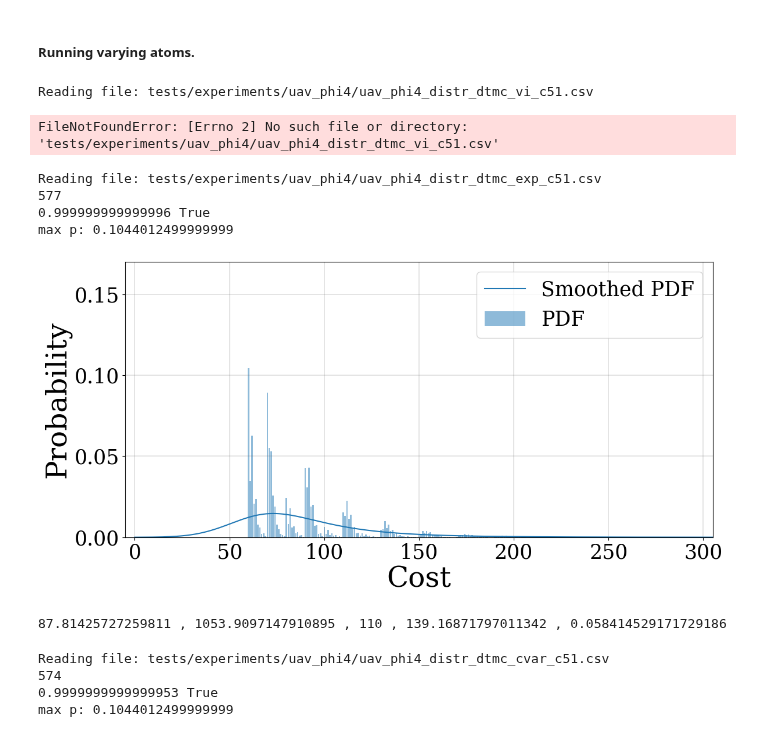
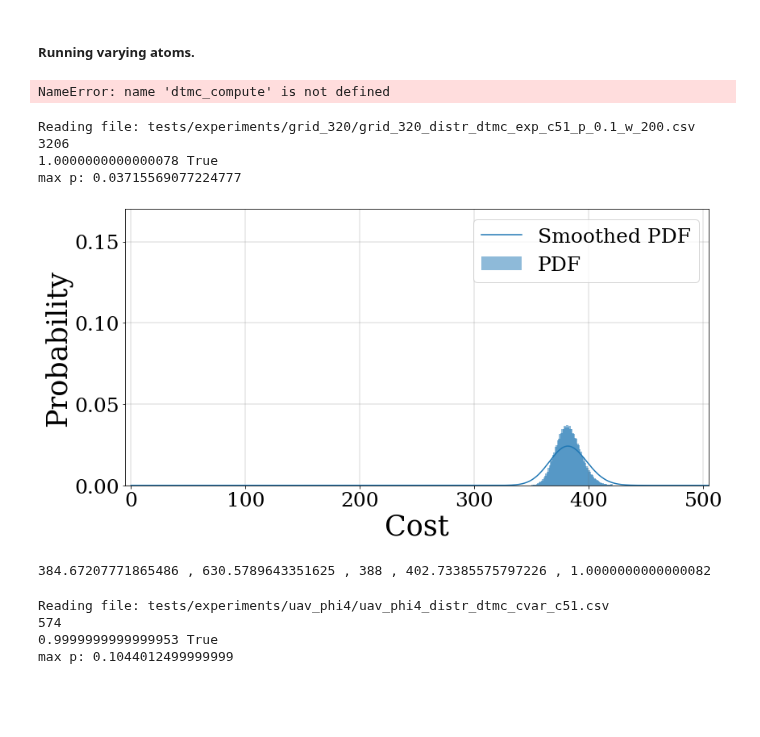
Before and after one commit to yannikschnitzer/prism, a Jupyter notebook: prism/distr.ipynb, the cells around one changed output. Drawn from its saved outputs; the diff is of its cells as text; code cells hidden in the pictures; blank space fills up the shorter version.

Commit message:
added edit to distr pynb for faster viz + grid 320 files

```diff
--- a/prism/distr.ipynb
+++ b/prism/distr.ipynb
@@ -113,3 +113,9 @@ num_metrics = 5 # exp val, variance, var, cvar, prob>thresh,
 metrics_dtmc = np.zeros([len(apdx), num_metrics])
 metrics_e = np.zeros([len(apdx), num_metrics])
 metrics_c = np.zeros([len(apdx), num_metrics])
+# %%
+algs= ['exp', 'cvar']
+apdx=['_p_0.15_w_200']
+for alg_type in algs:
+    for idx, apd in enumerate(apdx):
+        _,_, metrics_dtmc[idx] = dtmc_compute(idx, apd, show_graph=True, debug=True)
@@ -120,19 +139,19 @@ alg_type = 'vi'
 for idx, apd in enumerate(apdx):
     _,_, metrics_dtmc[idx] = dtmc_compute(idx, apd, show_graph=True, debug=True)
 # %% [output]
-Reading file: tests/experiments/uav_phi4/uav_phi4_distr_dtmc_vi_c51.csv
+NameError: name 'dtmc_compute' is not defined
-FileNotFoundError: [Errno 2] No such file or directory: 'tests/experiments/uav_phi4/uav_phi4_distr_dtmc_vi_c51.csv'
 # %%
 alg_type = 'exp'
+apdx=['_p_0.1_w_200']
 for idx, apd in enumerate(apdx):
     _,_, metrics_dtmc[idx] = dtmc_compute(idx, apd, show_graph=True, debug=True)
 # %% [output]
-Reading file: tests/experiments/uav_phi4/uav_phi4_distr_dtmc_exp_c51.csv
-577
-0.999999999999996 True
-max p: 0.1044012499999999
+Reading file: tests/experiments/grid_320/grid_320_distr_dtmc_exp_c51_p_0.1_w_200.csv
+3206
+1.0000000000000078 True
+max p: 0.03715569077224777
-[figure, old version]
+[figure, new version]
-87.81425727259811 , 1053.9097147910895 , 110 , 139.16871797011342 , 0.058414529171729186
+384.67207771865486 , 630.5789643351625 , 388 , 402.73385575797226 , 1.0000000000000082
 # %%
 alg_type = 'cvar'
 for idx, apd in enumerate(apdx):
```
Also changed, not shown: parts of 3 cells of this notebook, 2 other files.
